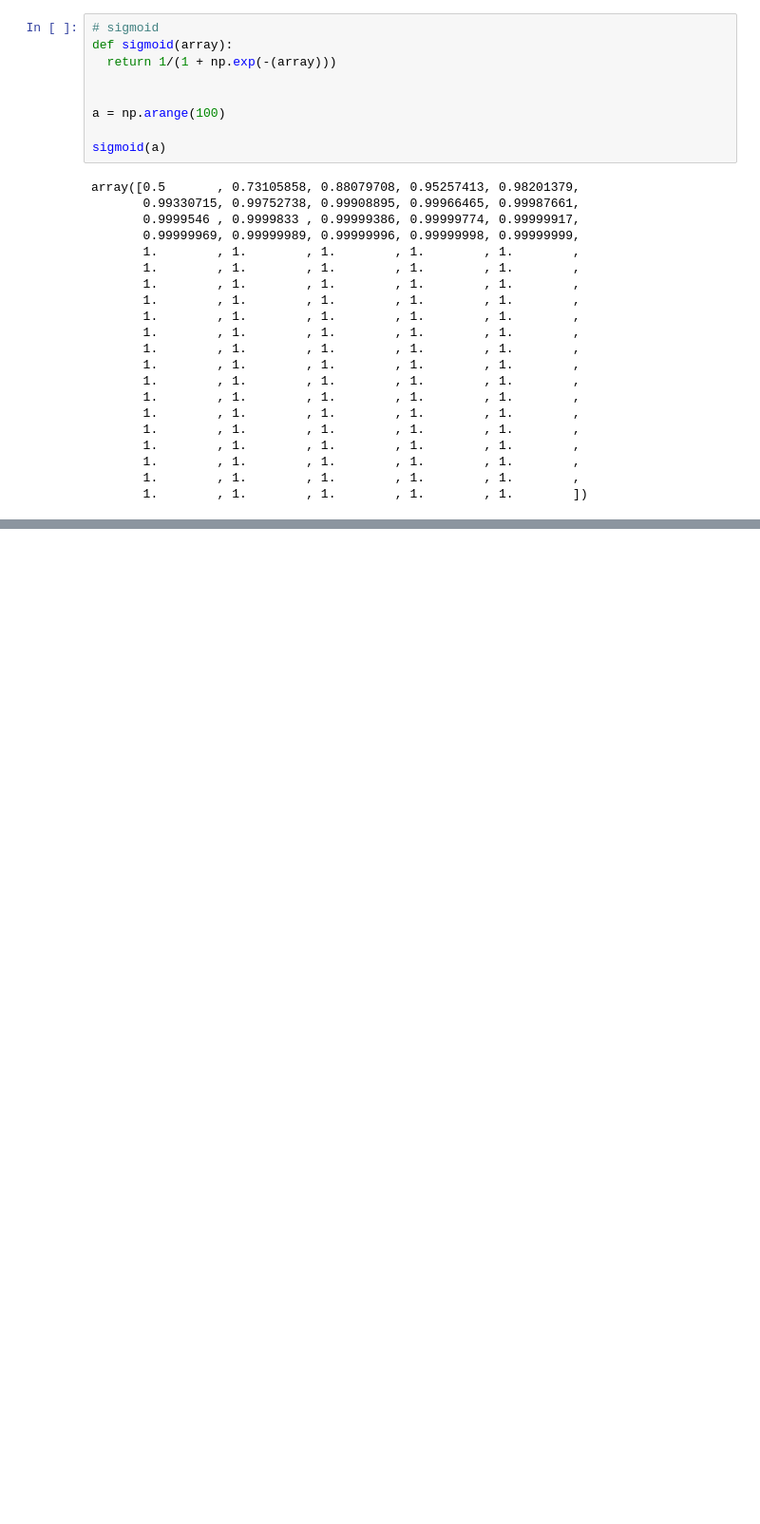
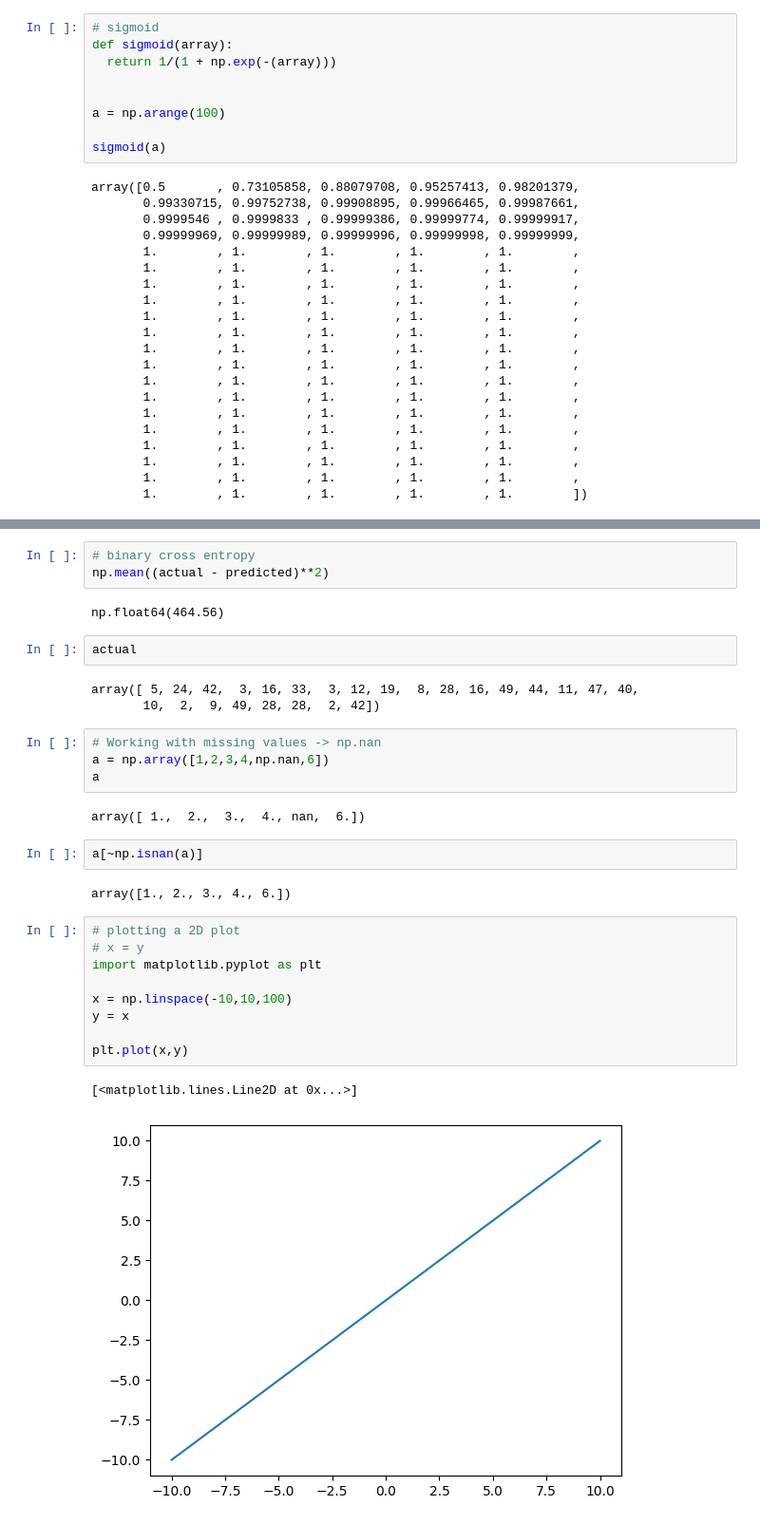
Before and after one commit to Hafizmuhammedk/data-science-essentials, a Jupyter notebook: numpy/note.ipynb, the cells around one changed output, grey strips where cells are left out. Shown: that part at 95% size. Drawn from its saved outputs; the diff is of its cells as text; blank space fills up the shorter version.

```diff
--- a/numpy/note.ipynb
+++ b/numpy/note.ipynb
@@ -811,0 +812,32 @@ np.float64(451.68)
+# %%
+# binary cross entropy
+np.mean((actual - predicted)**2)
+# %% [output]
+np.float64(464.56)
+# %%
+actual
+# %% [output]
+array([ 5, 24, 42,  3, 16, 33,  3, 12, 19,  8, 28, 16, 49, 44, 11, 47, 40,
+       10,  2,  9, 49, 28, 28,  2, 42])
+# %%
+# Working with missing values -> np.nan
+a = np.array([1,2,3,4,np.nan,6])
+a
+# %% [output]
+array([ 1.,  2.,  3.,  4., nan,  6.])
+# %%
+a[~np.isnan(a)]
+# %% [output]
+array([1., 2., 3., 4., 6.])
+# %%
+# plotting a 2D plot
+# x = y
+import matplotlib.pyplot as plt
+
+x = np.linspace(-10,10,100)
+y = x
+
+plt.plot(x,y)
+# %% [output]
+[<matplotlib.lines.Line2D at 0x...>]
+[figure, added]
```
Also changed, not shown: parts of 30 cells of this notebook.
